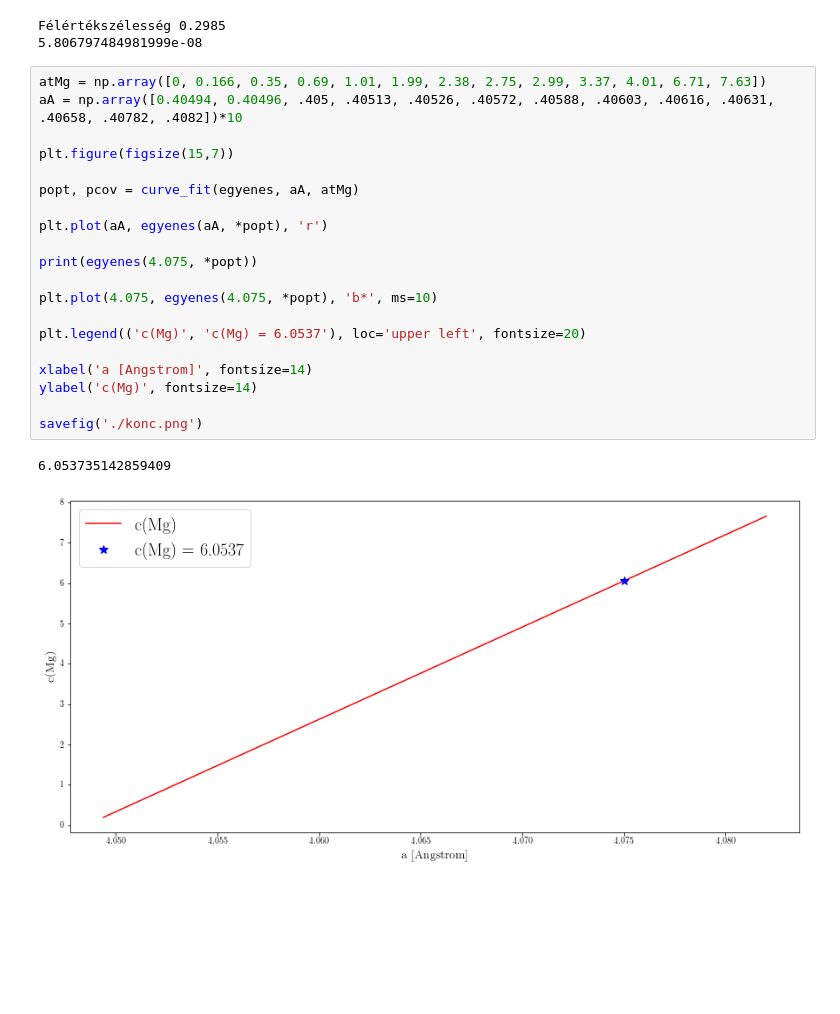
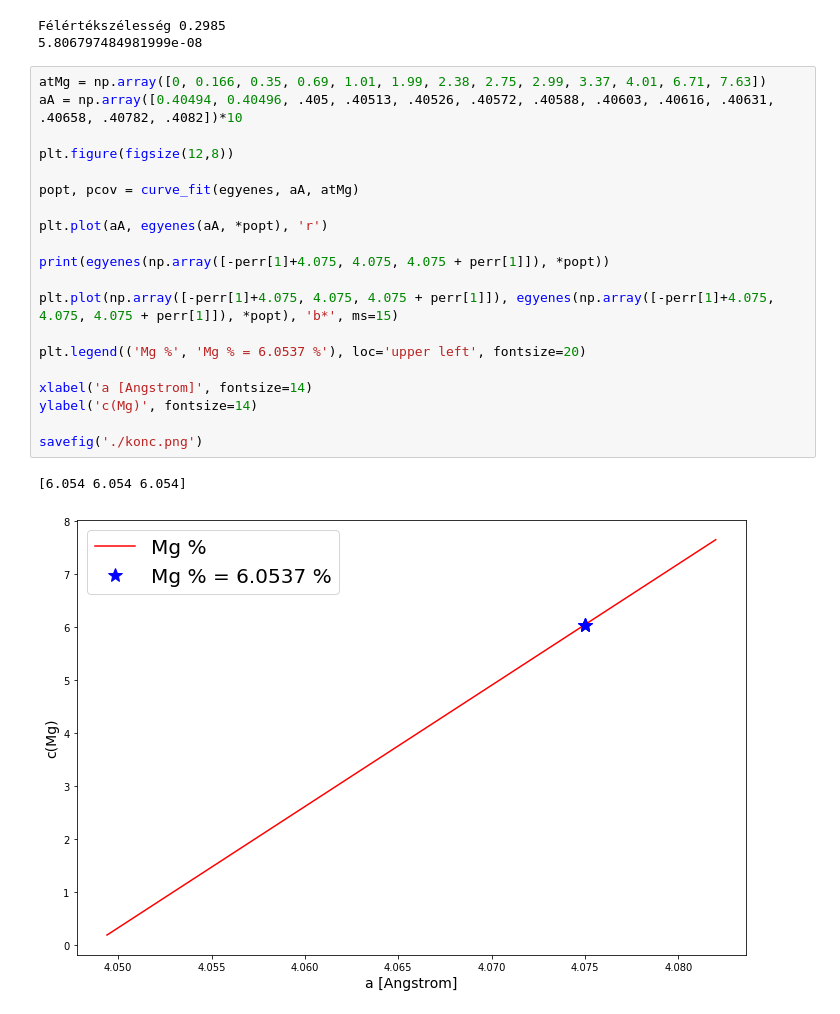
Before and after one commit to szigeti996/kvml, a Jupyter notebook: rtg/rtg.ipynb, the cells around one changed output. Cells and saved outputs as stored; diff of their text form; blank space fills up the shorter version.

```diff
--- a/rtg/rtg.ipynb
+++ b/rtg/rtg.ipynb
@@ -79,23 +79,23 @@ Félértékszélesség 0.2985
 # %%
 atMg = np.array([0, 0.166, 0.35, 0.69, 1.01, 1.99, 2.38, 2.75, 2.99, 3.37, 4.01, 6.71, 7.63])
 aA = np.array([0.40494, 0.40496, .405, .40513, .40526, .40572, .40588, .40603, .40616, .40631, .40658, .40782, .4082])*10
 
-plt.figure(figsize(15,7))
+plt.figure(figsize(12,8))
 
 popt, pcov = curve_fit(egyenes, aA, atMg)
 
 plt.plot(aA, egyenes(aA, *popt), 'r')
 
-print(egyenes(4.075, *popt))
+print(egyenes(np.array([-perr[1]+4.075, 4.075, 4.075 + perr[1]]), *popt))
 
-plt.plot(4.075, egyenes(4.075, *popt), 'b*', ms=10)
+plt.plot(np.array([-perr[1]+4.075, 4.075, 4.075 + perr[1]]), egyenes(np.array([-perr[1]+4.075, 4.075, 4.075 + perr[1]]), *popt), 'b*', ms=15)
 
-plt.legend(('c(Mg)', 'c(Mg) = 6.0537'), loc='upper left', fontsize=20)
+plt.legend(('Mg %', 'Mg % = 6.0537 %'), loc='upper left', fontsize=20)
 
 xlabel('a [Angstrom]', fontsize=14)
 ylabel('c(Mg)', fontsize=14)
 
 savefig('./konc.png')
 # %% [output]
-6.053735142859409
+[6.054 6.054 6.054]
-[figure, old version]
+[figure, new version]
```
Also changed, not shown: parts of 1 cell of this notebook, 5 other files.
